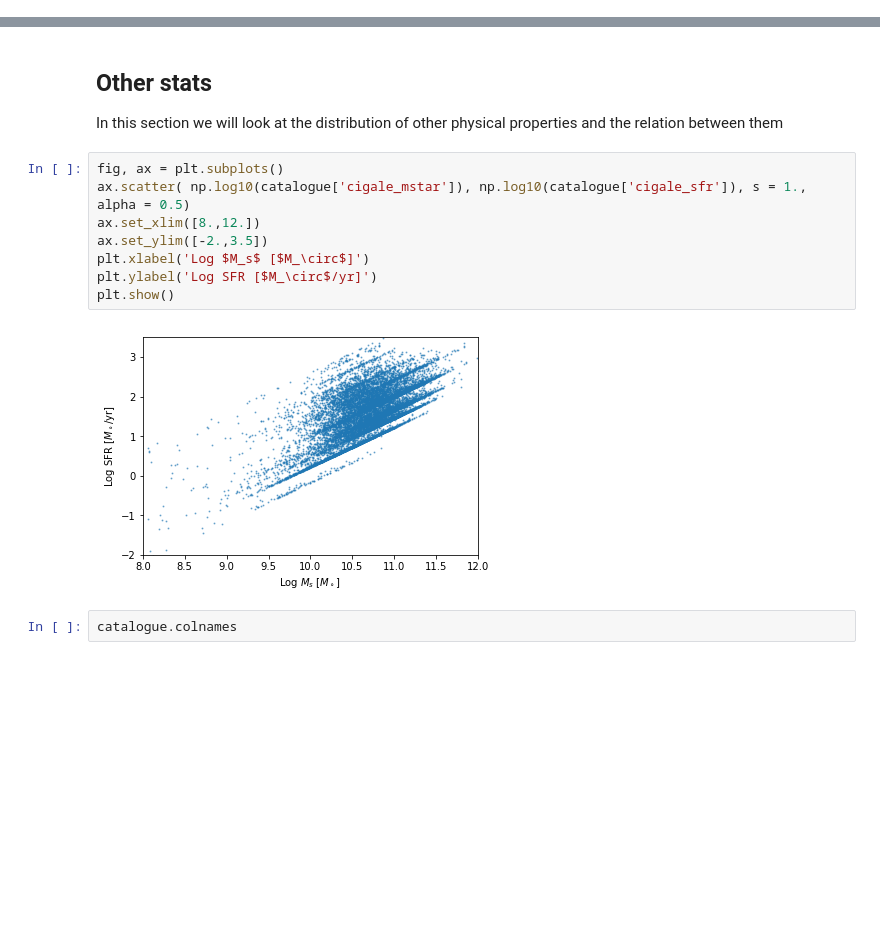
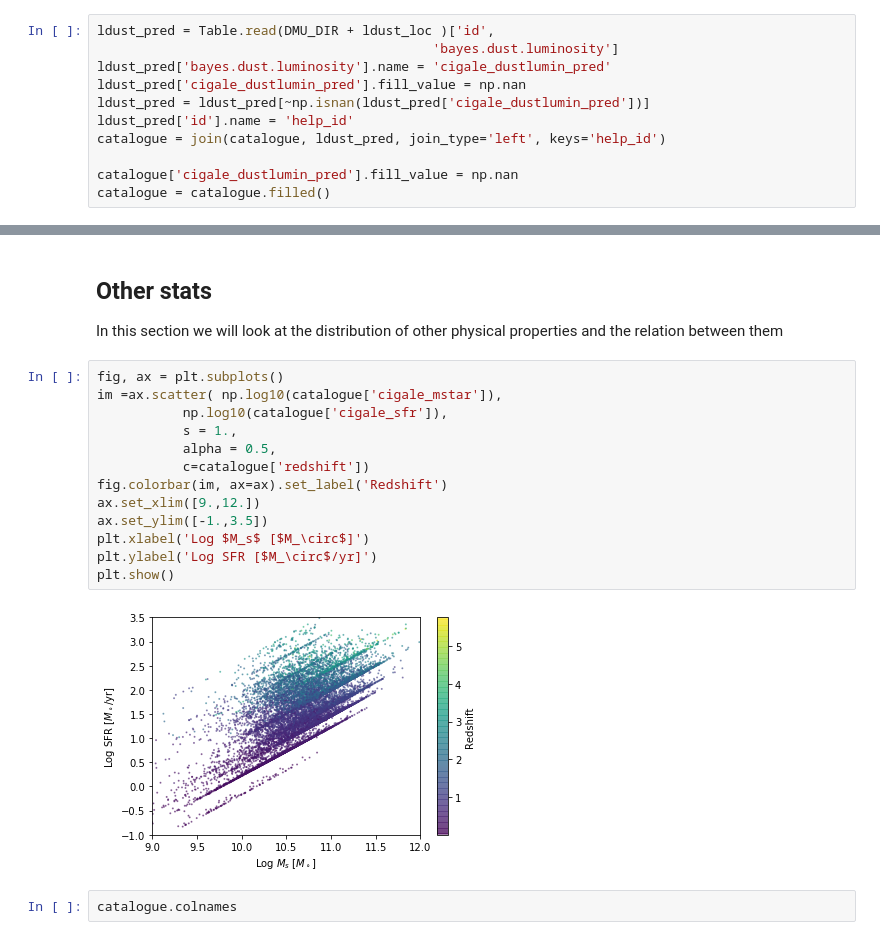
Before and after one commit to raphaelshirley/LuminosityFunction, a Jupyter notebook: 6_lf_full_xid_sample_COSMOS.ipynb, the cells around one changed output, grey strips where cells are left out. Drawn from its saved outputs; the diff is of its cells as text; blank space fills up the shorter version.

```diff
--- a/6_lf_full_xid_sample_COSMOS.ipynb
+++ b/6_lf_full_xid_sample_COSMOS.ipynb
@@ -159,0 +134,11 @@ plt.savefig('Ldust_vs_pred.png')
+# %%
+ldust_pred = Table.read(DMU_DIR + ldust_loc )['id',
+                                           'bayes.dust.luminosity']
+ldust_pred['bayes.dust.luminosity'].name = 'cigale_dustlumin_pred'
+ldust_pred['cigale_dustlumin_pred'].fill_value = np.nan
+ldust_pred = ldust_pred[~np.isnan(ldust_pred['cigale_dustlumin_pred'])]
+ldust_pred['id'].name = 'help_id'
+catalogue = join(catalogue, ldust_pred, join_type='left', keys='help_id')
+
+catalogue['cigale_dustlumin_pred'].fill_value = np.nan
+catalogue = catalogue.filled()
@@ -642,14 +645,19 @@ sns.jointplot(catalogue['ra'][mask_z0p6_0p8_L_10_10p5 ],
 In this section we will look at the distribution of other physical properties and the relation between them
 # %%
 fig, ax = plt.subplots()
-ax.scatter( np.log10(catalogue['cigale_mstar']), np.log10(catalogue['cigale_sfr']), s = 1., alpha = 0.5)
-ax.set_xlim([8.,12.])
-ax.set_ylim([-2.,3.5])
+im =ax.scatter( np.log10(catalogue['cigale_mstar']),
+           np.log10(catalogue['cigale_sfr']),
+           s = 1.,
+           alpha = 0.5,
+           c=catalogue['redshift'])
+fig.colorbar(im, ax=ax).set_label('Redshift')
+ax.set_xlim([9.,12.])
+ax.set_ylim([-1.,3.5])
 plt.xlabel('Log $M_s$ [$M_\circ$]')
 plt.ylabel('Log SFR [$M_\circ$/yr]')
 plt.show()
 # %% [output]
-[figure, old version]
+[figure, new version]
 # %%
 catalogue.colnames
 # %% [output]
```
Also changed, not shown: parts of 5 cells of this notebook, 2 other files.
